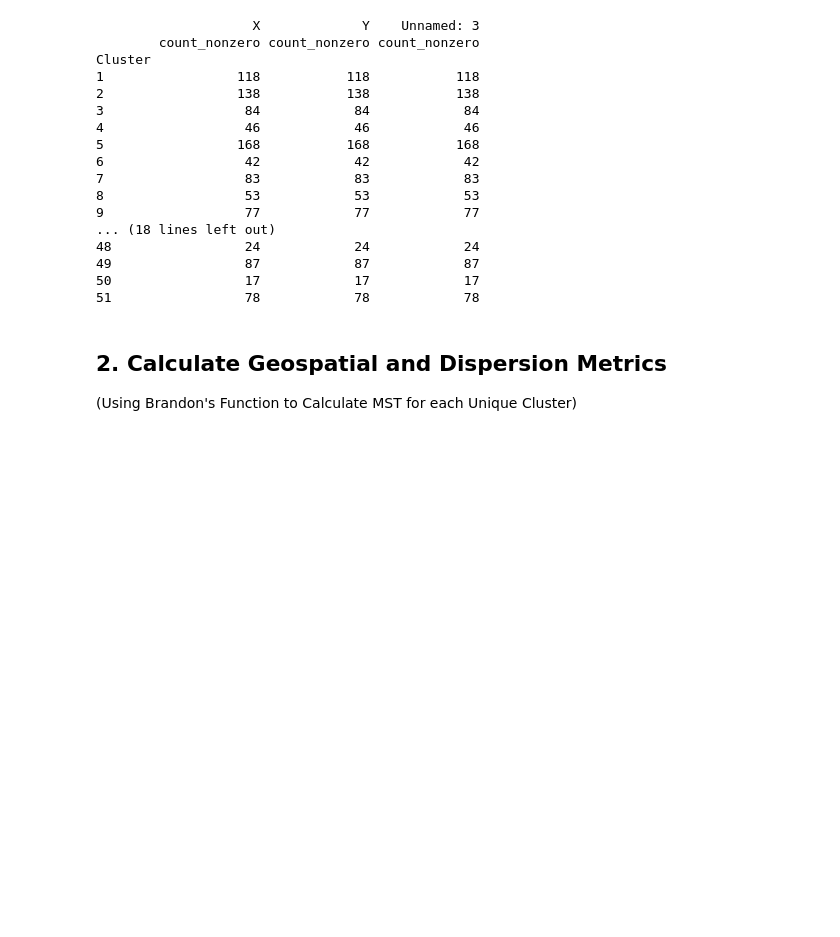
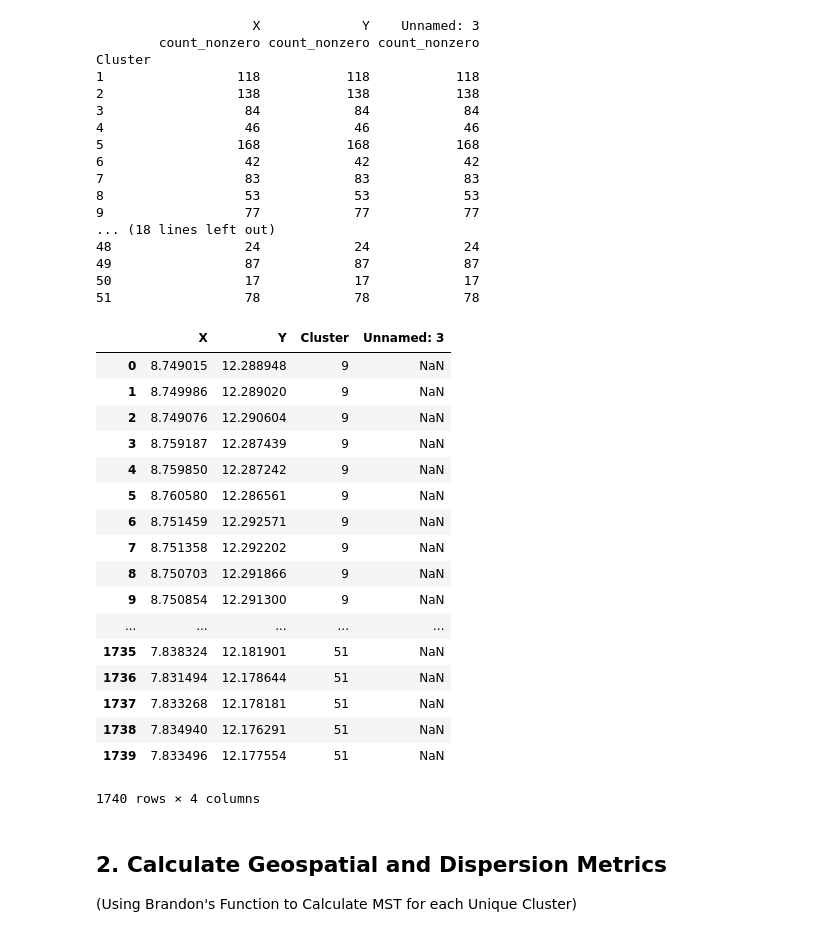
Before and after one commit to carbz/network-planner, a Jupyter notebook: NGA-analysis/preprocessing/[NGA] Approximate Low Voltage Networks.ipynb, the cells around one changed output. Drawn from its saved outputs; the diff is of its cells as text; code cells hidden in the pictures; blank space fills up the shorter version.

```diff
--- a/NGA-analysis/preprocessing/[NGA] Approximate Low Voltage Networks.ipynb
+++ b/NGA-analysis/preprocessing/[NGA] Approximate Low Voltage Networks.ipynb
@@ -108,6 +109,28 @@ Cluster
 49                 87            87            87
 50                 17            17            17
 51                 78            78            78
+# %%
+type(compounds)
+compounds
+# %% [output]
+|  | X | Y | Cluster | Unnamed: 3 |
+| 0 | 8.749015 | 12.288948 | 9 | NaN |
+| 1 | 8.749986 | 12.289020 | 9 | NaN |
+| 2 | 8.749076 | 12.290604 | 9 | NaN |
+| 3 | 8.759187 | 12.287439 | 9 | NaN |
+| 4 | 8.759850 | 12.287242 | 9 | NaN |
+| 5 | 8.760580 | 12.286561 | 9 | NaN |
+| 6 | 8.751459 | 12.292571 | 9 | NaN |
+| 7 | 8.751358 | 12.292202 | 9 | NaN |
+| 8 | 8.750703 | 12.291866 | 9 | NaN |
+| 9 | 8.750854 | 12.291300 | 9 | NaN |
+| ... | ... | ... | ... | ... |
+| 1735 | 7.838324 | 12.181901 | 51 | NaN |
+| 1736 | 7.831494 | 12.178644 | 51 | NaN |
+| 1737 | 7.833268 | 12.178181 | 51 | NaN |
+| 1738 | 7.834940 | 12.176291 | 51 | NaN |
+| 1739 | 7.833496 | 12.177554 | 51 | NaN |
+1740 rows × 4 columns
 # %%
 ##Set up the nodal NX thang
 
```
Also changed, not shown: parts of 2 cells of this notebook.
